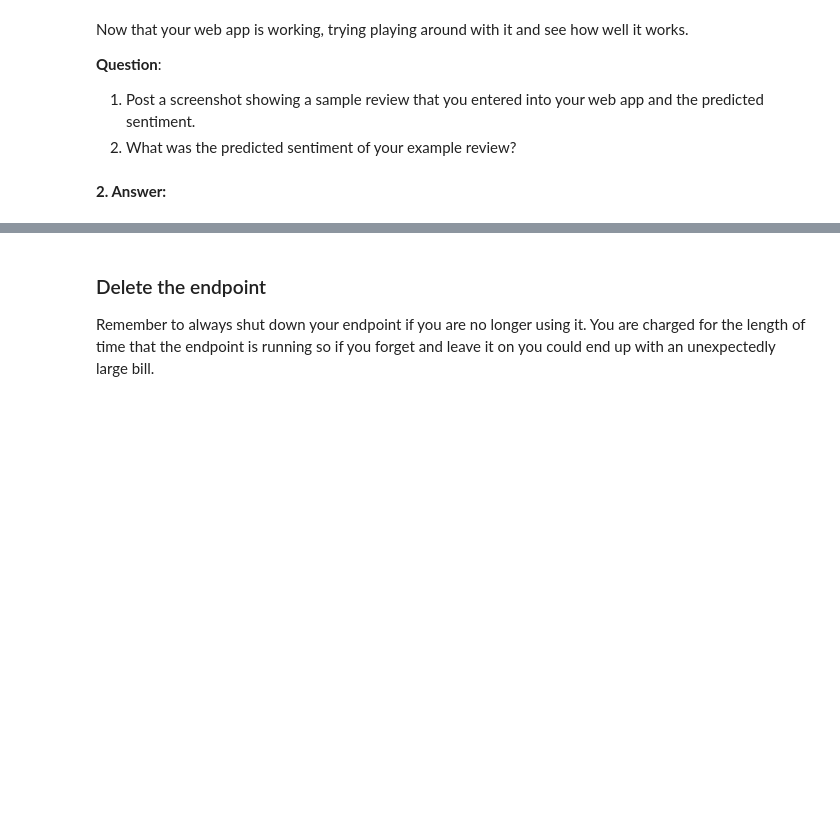
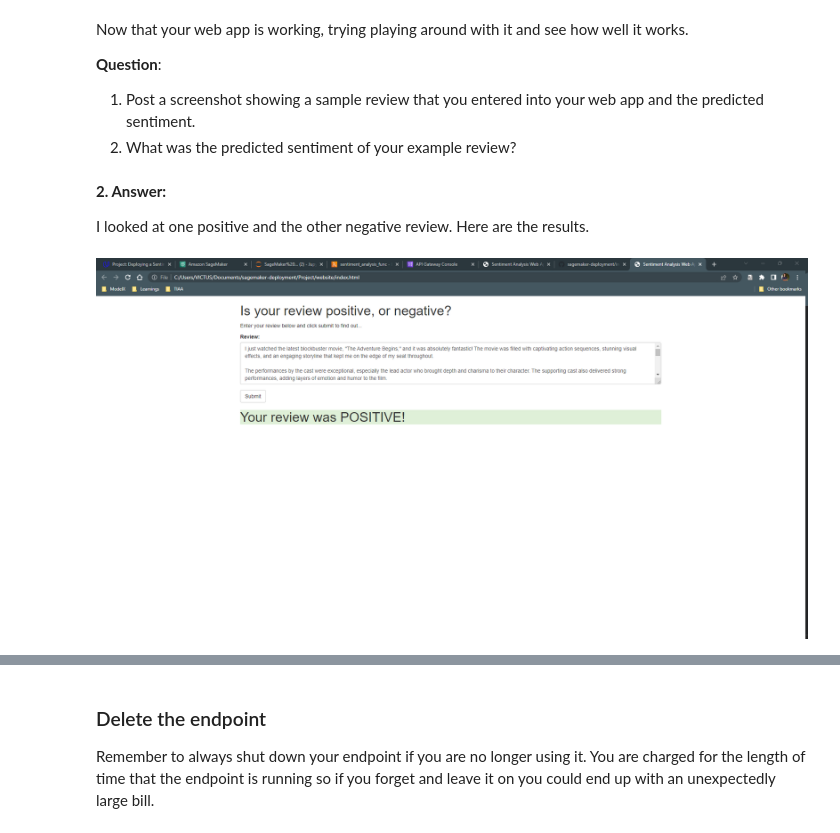
Before and after one commit to u-droid/sagemaker-deployment, a Jupyter notebook: Project/SageMaker Project.ipynb, the cells around one changed output, grey strips where cells are left out. Saved outputs shown, nothing was run; the diff lists cells and outputs as text; code cells hidden in the pictures; blank space fills up the shorter version.

```diff
--- a/Project/SageMaker Project.ipynb
+++ b/Project/SageMaker Project.ipynb
@@ -894,9 +902,13 @@ Now that your web app is working, trying playing around with it and see how well
 **Question**:
 1. Post a screenshot showing a sample review that you entered into your web app and the predicted sentiment.
 2. What was the predicted sentiment of your example review?
+# %% [markdown]
+**2. Answer:**
+
+I looked at one positive and the other negative review. Here are the results.
 # %%
 # 1. Upload screenshot and run this cell to display it
 from IPython.display import Image
-Image(filename='output.png') # change the screenshot filename
+Image(filename='website/positive.png')# change the screenshot filename
+# %% [output]
+[figure, added]
-# %% [markdown]
-**2. Answer:**
```
Also changed, not shown: parts of 11 cells of this notebook, 4 other files.
